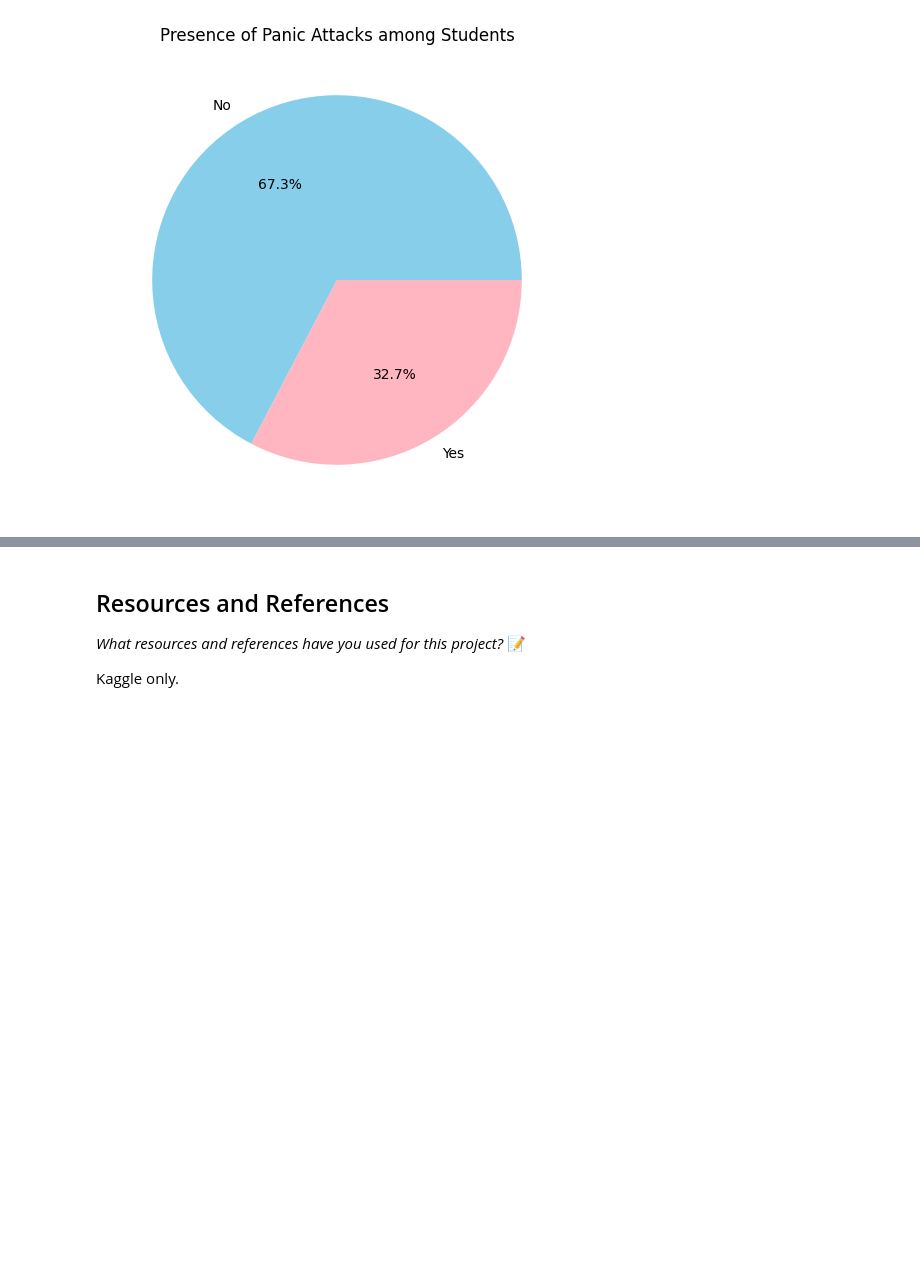
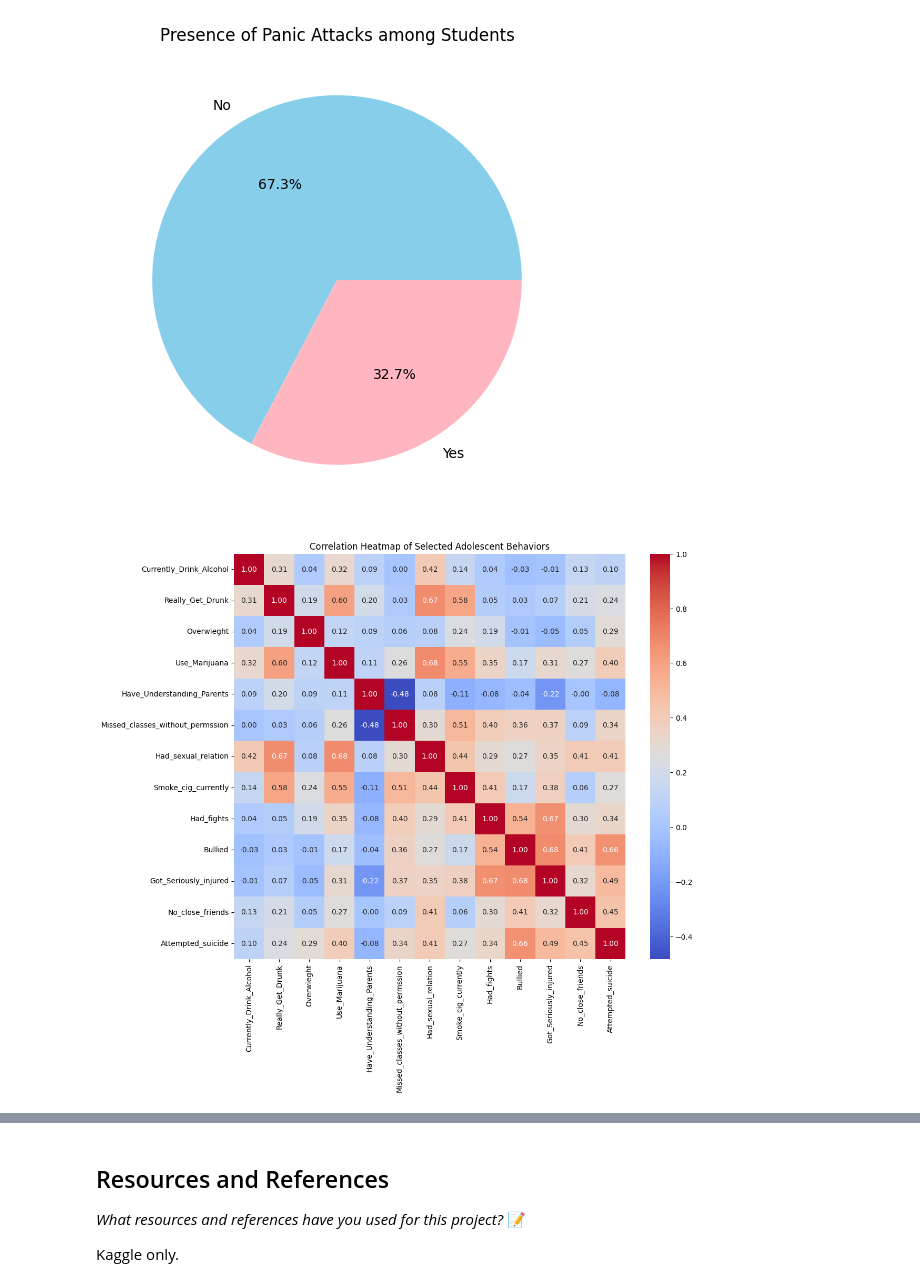
Before and after one commit to IT4063C-Fall23/final-project-elzamc, a Jupyter notebook: source.ipynb, the cells around one changed output, grey strips where cells are left out. Drawn from its saved outputs; the diff is of its cells as text; code cells hidden in the pictures; blank space fills up the shorter version.

```diff
--- a/source.ipynb
+++ b/source.ipynb
@@ -63,7 +66,8 @@ import pandas as pd
 datasets = [
     'https://www.kaggle.com/osmi/mental-health-in-tech-survey',
     'https://www.kaggle.com/datasets/reenapinto/mental-health-care?select=Mental_Health_Care_in_the_Last_4_Weeks.csv',
-    'https://www.kaggle.com/datasets/jeevanaduwarahan/student-mental-health'
+    'https://www.kaggle.com/datasets/jeevanaduwarahan/student-mental-health',
+    'https://www.kaggle.com/datasets/kashishnaqvi/suicidal-behaviours-among-adolescents'
 ]
 
 # Download datasets using opendatasets
@@ -74,6 +78,7 @@ for dataset_url in datasets:
 health_in_tech = pd.read_csv('mental-health-in-tech-survey/survey.csv')
 us_mental_health_care = pd.read_csv('mental-health-care/Mental_Health_Care_in_the_Last_4_Weeks.csv')
 student_mental_health = pd.read_csv('student-mental-health/Student Mental health.csv')
+suicidal_behaviors = pd.read_csv('suicidal-behaviours-among-adolescents/GHSH_Pooled_Data1.csv')
 
 
 # Print the first few rows of each data frame
@@ -205,3 +211,29 @@ plt.title('Presence of Panic Attacks among Students')
 plt.show()
 # %% [output]
 [figure]
+# %%
+import pandas as pd
+import matplotlib.pyplot as plt
+import seaborn as sns
+
+data = suicidal_behaviors
+
+# Selecting columns for correlation analysis
+selected_columns = ['Currently_Drink_Alcohol', 'Really_Get_Drunk', 'Overwieght', 'Use_Marijuana',
+                    'Have_Understanding_Parents', 'Missed_classes_without_permssion', 'Had_sexual_relation',
+                    'Smoke_cig_currently', 'Had_fights', 'Bullied', 'Got_Seriously_injured',
+                    'No_close_friends', 'Attempted_suicide']
+
+# Filter the data with selected columns
+selected_data = data[selected_columns]
+
+# Compute the correlation matrix
+correlation_matrix = selected_data.corr()
+
+# Visualization 2: Correlation Heatmap
+plt.figure(figsize=(12, 10))
+sns.heatmap(correlation_matrix, annot=True, cmap='coolwarm', fmt='.2f')
+plt.title('Correlation Heatmap of Selected Adolescent Behaviors')
+plt.show()
+# %% [output]
+[figure, added]
```
Also changed, not shown: parts of 4 cells of this notebook, 2 other files.
